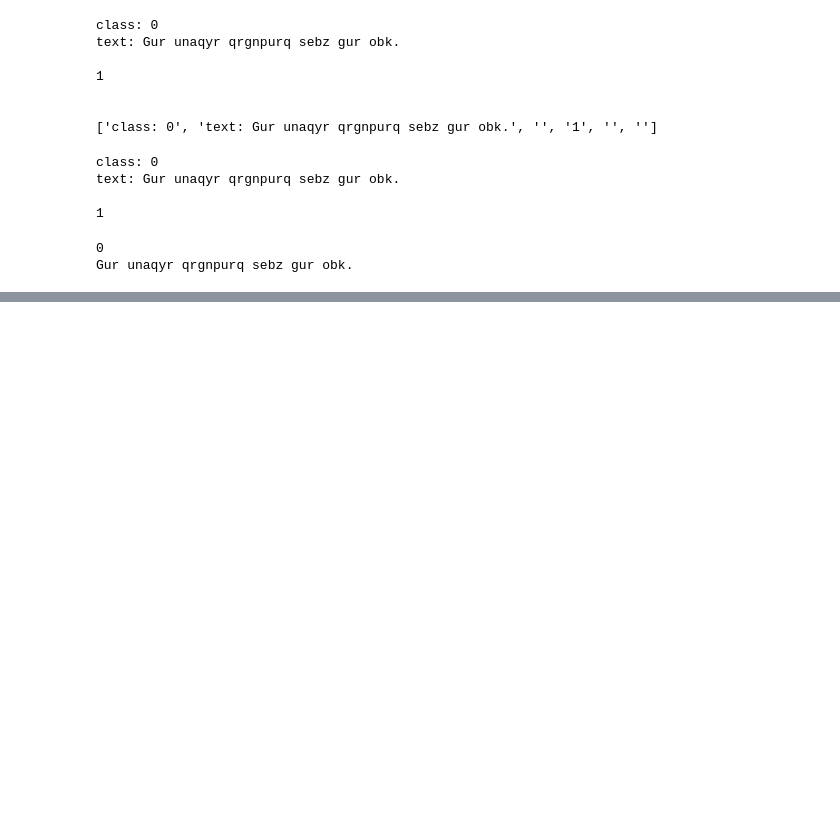
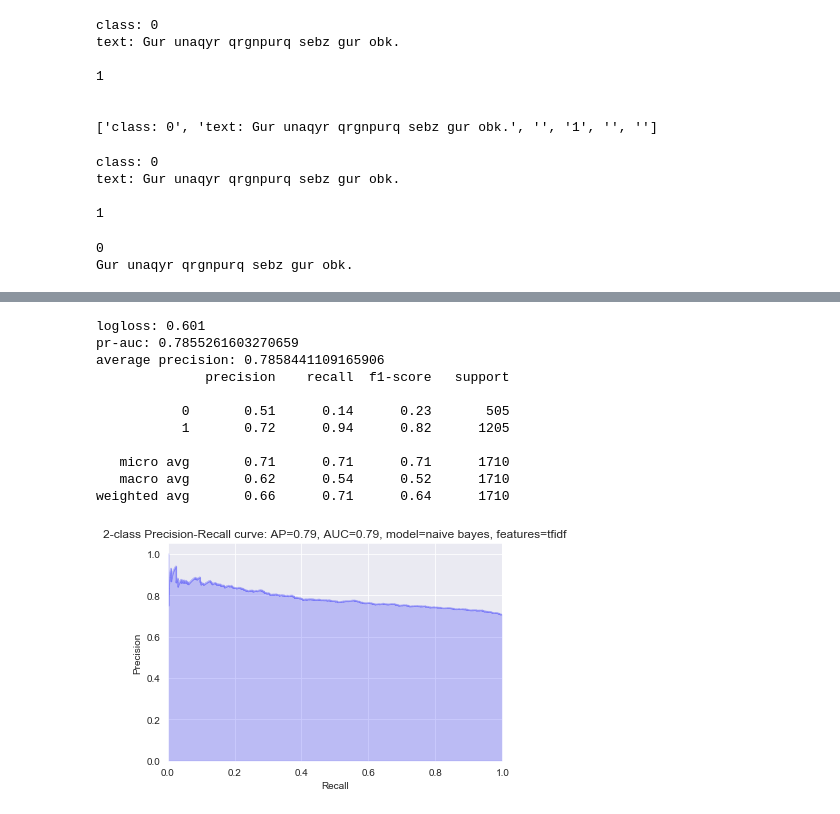
Before and after one commit to ck-unifr/marketlogic, a Jupyter notebook: marketlogic.ipynb, the cells around one changed output, grey strips where cells are left out. Saved outputs shown, nothing was run; the diff lists cells and outputs as text; code cells hidden in the pictures; blank space fills up the shorter version.

```diff
--- a/marketlogic.ipynb
+++ b/marketlogic.ipynb
@@ -159,0 +490,22 @@ df_pdf.head()
+# %%
+# Fitting a simple Naive Bayes on TFIDF
+clf = MultinomialNB()
+clf.fit(xtrain_tfv, ytrain)
+
+predictions = clf.predict_proba(xvalid_tfv)
+ypred = clf.predict(xvalid_tfv)
+# %%
+show_performance(yvalid, predictions, ypred, 'naive bayes', 'tfidf')
+# %% [output]
+logloss: 0.601
+pr-auc: 0.7855261603270659
+average precision: 0.7858441109165906
+              precision    recall  f1-score   support
+
+           0       0.51      0.14      0.23       505
+           1       0.72      0.94      0.82      1205
+
+   micro avg       0.71      0.71      0.71      1710
+   macro avg       0.62      0.54      0.52      1710
+weighted avg       0.66      0.71      0.64      1710
+[figure, added]
```
Also changed, not shown: parts of 34 cells of this notebook.
